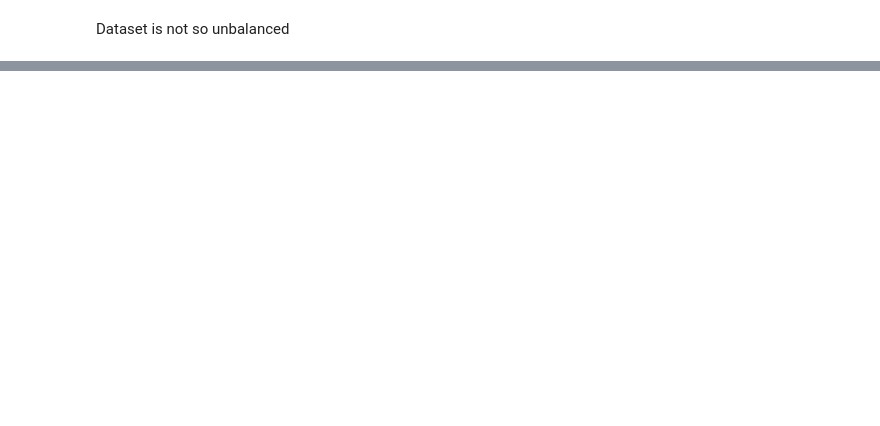
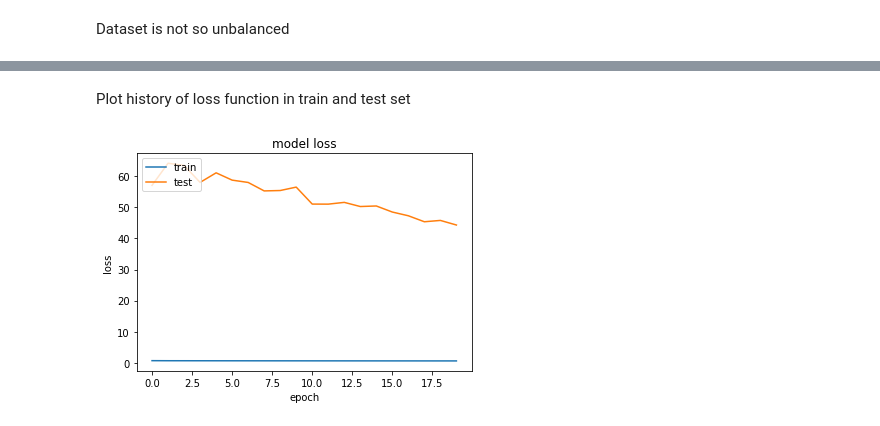
Before and after one commit to matteolimoncini/glasses_or_no_glasses, a Jupyter notebook: Glasses_or_not.ipynb, the cells around one changed output, grey strips where cells are left out. Drawn from its saved outputs; the diff is of its cells as text; code cells hidden in the pictures; blank space fills up the shorter version.

```diff
--- a/Glasses_or_not.ipynb
+++ b/Glasses_or_not.ipynb
@@ -176,2 +247,0 @@ train_dataset = dataset.shuffle(2000).batch(1)
-# %%
-model.fit(train_dataset, epochs=10)
@@ -199,0 +248,7 @@ Epoch 10/10
+# %%
+epochs=20
+history = model.fit(
+  normalized_train_ds,
+  validation_data=val_dataset,
+  epochs=epochs, verbose = 1
+)
@@ -199,0 +273,12 @@ Epoch 10/10
+# %% [markdown]
+Plot history of loss function in train and test set
+# %%
+plt.plot(history.history['loss'])
+plt.plot(history.history['val_loss'])
+plt.title('model loss')
+plt.ylabel('loss')
+plt.xlabel('epoch')
+plt.legend(['train', 'test'], loc='upper left')
+plt.show()
+# %% [output]
+[figure, added]
```
Also changed, not shown: parts of 38 cells of this notebook.
